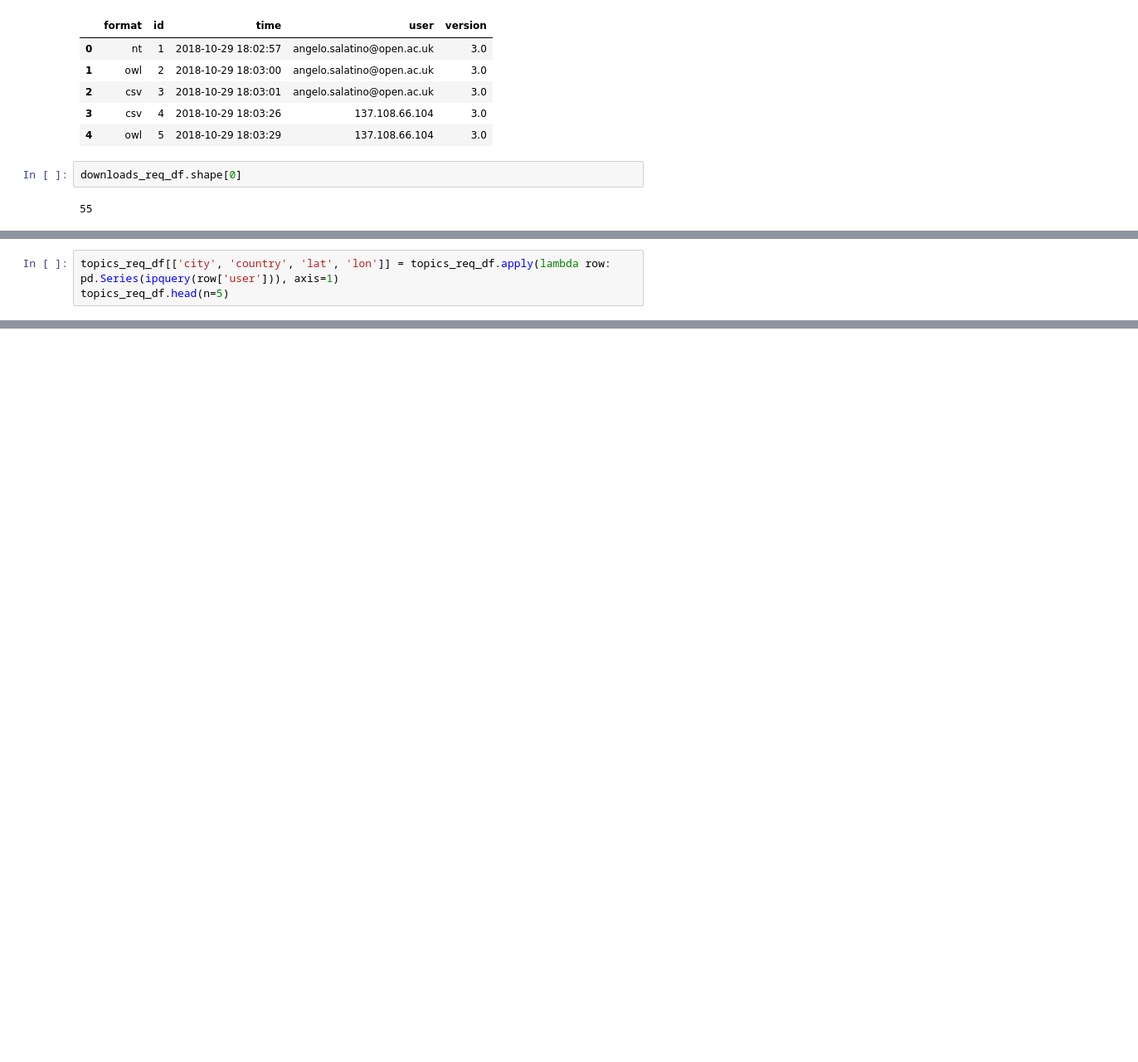
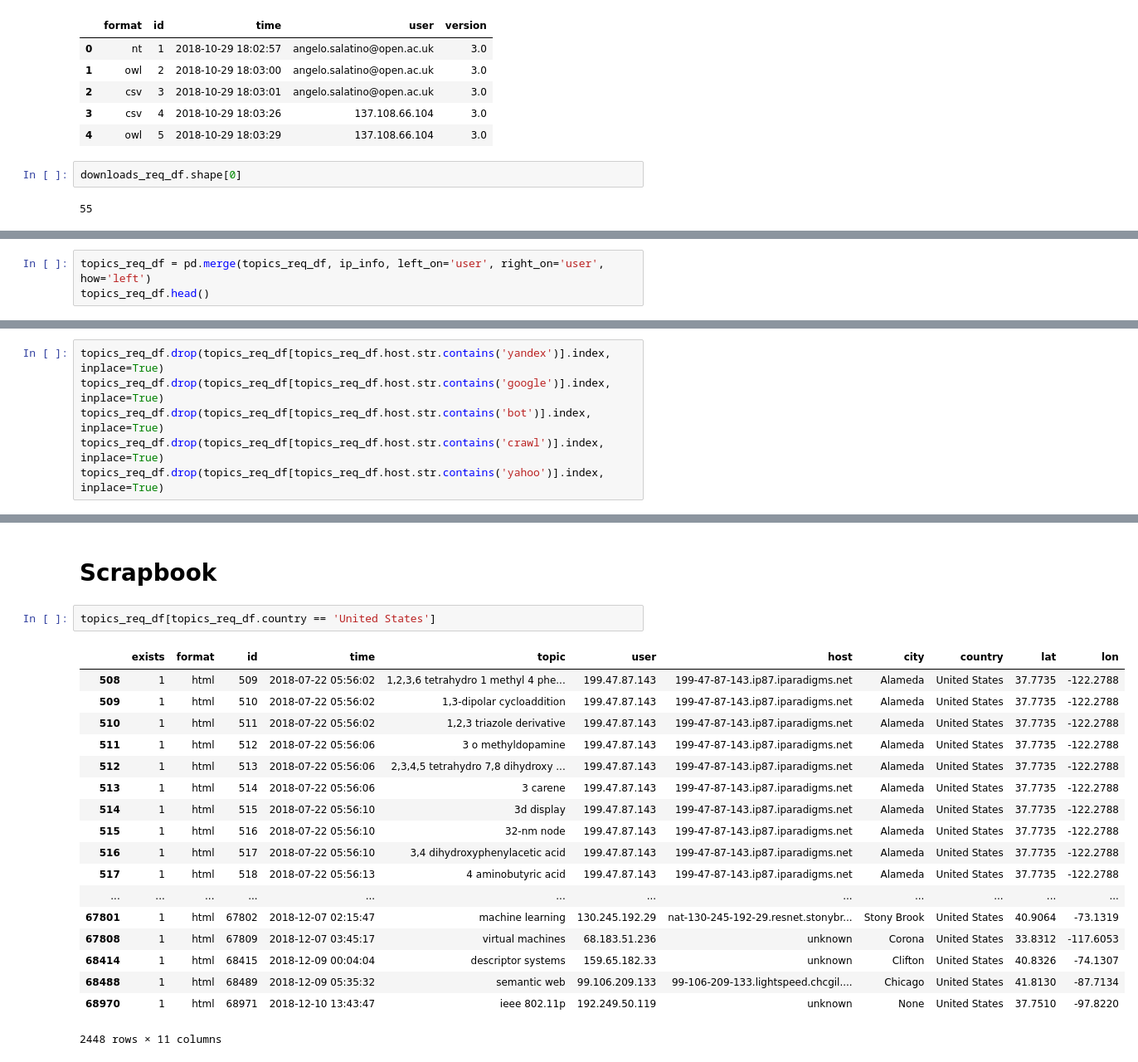
Before and after one commit to andremann/CSO-stats-analytics, a Jupyter notebook: CSO stats analysis.ipynb, the cells around one changed output, grey strips where cells are left out. Shown at 83% size. Saved outputs shown, nothing was run; the diff lists cells and outputs as text; blank space fills up the shorter version.

```diff
--- a/CSO stats analysis.ipynb
+++ b/CSO stats analysis.ipynb
@@ -105,0 +141,3 @@ downloads_req_df.head(n=5)
+# %%
+topics_req_df = pd.merge(topics_req_df, ip_info, left_on='user', right_on='user', how='left')
+topics_req_df.head()
@@ -105,0 +151,6 @@ downloads_req_df.head(n=5)
+# %%
+topics_req_df.drop(topics_req_df[topics_req_df.host.str.contains('yandex')].index, inplace=True)
+topics_req_df.drop(topics_req_df[topics_req_df.host.str.contains('google')].index, inplace=True)
+topics_req_df.drop(topics_req_df[topics_req_df.host.str.contains('bot')].index, inplace=True)
+topics_req_df.drop(topics_req_df[topics_req_df.host.str.contains('crawl')].index, inplace=True)
+topics_req_df.drop(topics_req_df[topics_req_df.host.str.contains('yahoo')].index, inplace=True)
@@ -133,6 +228,3 @@ fig = go.Figure(data=[pie], layout=donut)
 plotly.offline.iplot(fig)
 # %% [output]
 [interactive output not drawn]
-# %%
-topics_req_df[['city', 'country', 'lat', 'lon']] = topics_req_df.apply(lambda row: pd.Series(ipquery(row['user'])), axis=1)
-topics_req_df.head(n=5)
@@ -366,0 +399,23 @@ Name: lon, Length: 2950, dtype: float64
+# %% [markdown]
+# Scrapbook
+# %%
+topics_req_df[topics_req_df.country == 'United States']
+# %% [output]
+|  | exists | format | id | time | topic | user | host | city | country | lat | lon |
+| 508 | 1 | html | 509 | 2018-07-22 05:56:02 | 1,2,3,6 tetrahydro 1 methyl 4 phe... | 199.47.87.143 | 199-47-87-143.ip87.iparadigms.net | Alameda | United States | 37.7735 | -122.2788 |
+| 509 | 1 | html | 510 | 2018-07-22 05:56:02 | 1,3-dipolar cycloaddition | 199.47.87.143 | 199-47-87-143.ip87.iparadigms.net | Alameda | United States | 37.7735 | -122.2788 |
+| 510 | 1 | html | 511 | 2018-07-22 05:56:02 | 1,2,3 triazole derivative | 199.47.87.143 | 199-47-87-143.ip87.iparadigms.net | Alameda | United States | 37.7735 | -122.2788 |
+| 511 | 1 | html | 512 | 2018-07-22 05:56:06 | 3 o methyldopamine | 199.47.87.143 | 199-47-87-143.ip87.iparadigms.net | Alameda | United States | 37.7735 | -122.2788 |
+| 512 | 1 | html | 513 | 2018-07-22 05:56:06 | 2,3,4,5 tetrahydro 7,8 dihydroxy ... | 199.47.87.143 | 199-47-87-143.ip87.iparadigms.net | Alameda | United States | 37.7735 | -122.2788 |
+| 513 | 1 | html | 514 | 2018-07-22 05:56:06 | 3 carene | 199.47.87.143 | 199-47-87-143.ip87.iparadigms.net | Alameda | United States | 37.7735 | -122.2788 |
+| 514 | 1 | html | 515 | 2018-07-22 05:56:10 | 3d display | 199.47.87.143 | 199-47-87-143.ip87.iparadigms.net | Alameda | United States | 37.7735 | -122.2788 |
+| 515 | 1 | html | 516 | 2018-07-22 05:56:10 | 32-nm node | 199.47.87.143 | 199-47-87-143.ip87.iparadigms.net | Alameda | United States | 37.7735 | -122.2788 |
+| 516 | 1 | html | 517 | 2018-07-22 05:56:10 | 3,4 dihydroxyphenylacetic acid | 199.47.87.143 | 199-47-87-143.ip87.iparadigms.net | Alameda | United States | 37.7735 | -122.2788 |
+| 517 | 1 | html | 518 | 2018-07-22 05:56:13 | 4 aminobutyric acid | 199.47.87.143 | 199-47-87-143.ip87.iparadigms.net | Alameda | United States | 37.7735 | -122.2788 |
+| ... | ... | ... | ... | ... | ... | ... | ... | ... | ... | ... | ... |
+| 67801 | 1 | html | 67802 | 2018-12-07 02:15:47 | machine learning | 130.245.192.29 | nat-130-245-192-29.resnet.stonybr... | Stony Brook | United States | 40.9064 | -73.1319 |
+| 67808 | 1 | html | 67809 | 2018-12-07 03:45:17 | virtual machines | 68.183.51.236 | unknown | Corona | United States | 33.8312 | -117.6053 |
+| 68414 | 1 | html | 68415 | 2018-12-09 00:04:04 | descriptor systems | 159.65.182.33 | unknown | Clifton | United States | 40.8326 | -74.1307 |
+| 68488 | 1 | html | 68489 | 2018-12-09 05:35:32 | semantic web | 99.106.209.133 | 99-106-209-133.lightspeed.chcgil.... | Chicago | United States | 41.8130 | -87.7134 |
+| 68970 | 1 | html | 68971 | 2018-12-10 13:43:47 | ieee 802.11p | 192.249.50.119 | unknown | None | United States | 37.7510 | -97.8220 |
+2448 rows × 11 columns
```
Also changed, not shown: parts of 28 cells of this notebook.
